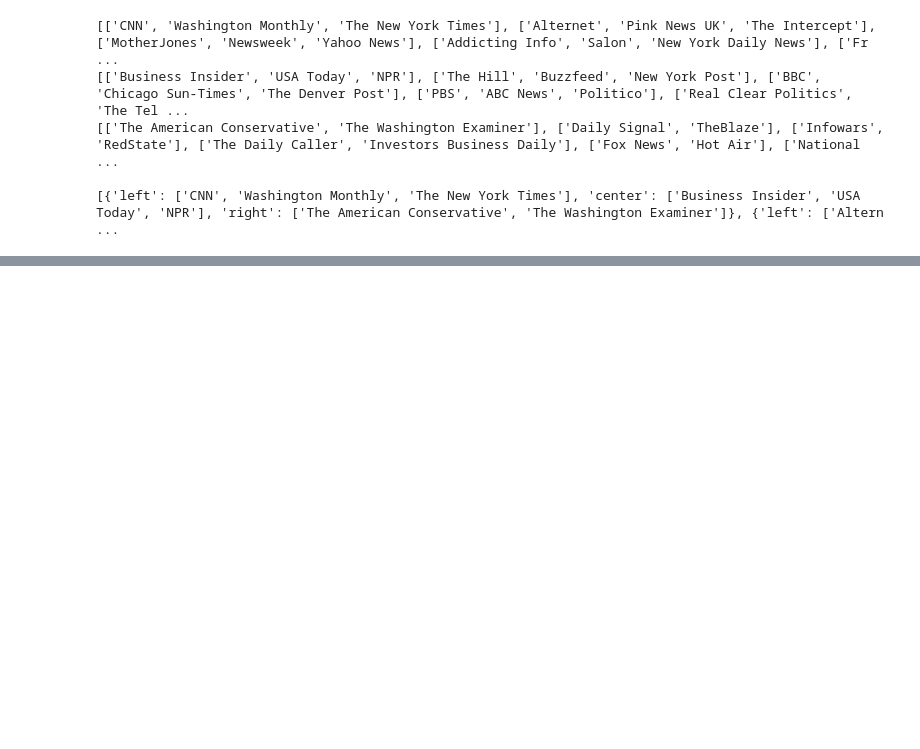
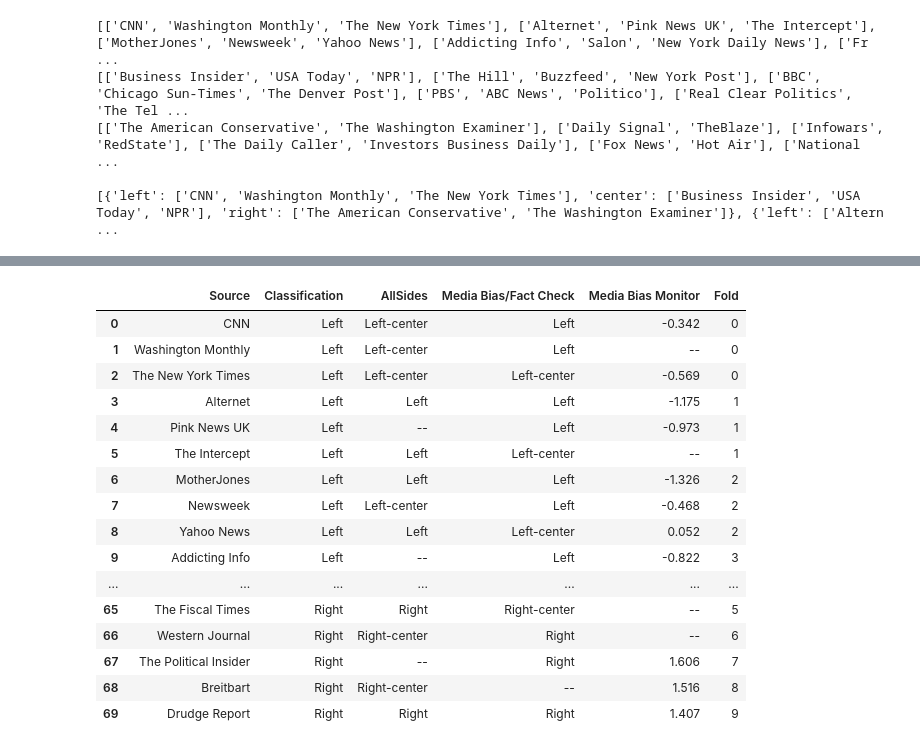
Before and after one commit to WarmCyan/news-bias-research, a Jupyter notebook: notebooks/12_ReverseSources.ipynb, the cells around one changed output, grey strips where cells are left out. Saved outputs shown, nothing was run; the diff lists cells and outputs as text; code cells hidden in the pictures; blank space fills up the shorter version.

Commit message:
Add explanatory table to notebook 12 for source calculation

```diff
--- a/notebooks/12_ReverseSources.ipynb
+++ b/notebooks/12_ReverseSources.ipynb
@@ -508,0 +510,20 @@ with open("../data/cache/folds_selection.json", 'w') as outfile:
+# %%
+def find_and_pretty_class(sources, source):
+    if source in sources["left"]:
+        return "Left"
+    elif source in sources["left-center"]:
+        return "Left-center"
+    elif source in sources["center"]:
+        return "Center"
+    elif source in sources["right-center"]:
+        return "Right-center"
+    elif source in sources["right"]:
+        return "Right"
+    else:
+        return "--"
+
+def find_in_mbm(source):
+    if source in mbm_data and mbm_data[source] != False:
+        return mbm_data[source]
+    else:
+        return "--"
@@ -508,0 +534,63 @@ with open("../data/cache/folds_selection.json", 'w') as outfile:
+# %%
+fold_table_data = []
+folds_left = []
+folds_center = []
+folds_right = []
+
+for index, fold in enumerate(final_folds):
+    for source in fold["left"]:
+        folds_left.append(
+            {
+                "Source":source,
+                "Classification":"Left",
+                "AllSides": find_and_pretty_class(as_sources, source),
+                "Media Bias/Fact Check": find_and_pretty_class(mbfc_sources, source),
+                "Media Bias Monitor": str(find_in_mbm(source)),
+                "Fold": index
+            })
+    for source in fold["center"]:
+        folds_center.append(
+            {
+                "Source":source,
+                "Classification":"Center",
+                "AllSides": find_and_pretty_class(as_sources, source),
+                "Media Bias/Fact Check": find_and_pretty_class(mbfc_sources, source),
+                "Media Bias Monitor": str(find_in_mbm(source)),
+                "Fold": index
+            })
+    for source in fold["right"]:
+        folds_right.append(
+            {
+                "Source":source,
+                "Classification":"Right",
+                "AllSides": find_and_pretty_class(as_sources, source),
+                "Media Bias/Fact Check": find_and_pretty_class(mbfc_sources, source),
+                "Media Bias Monitor": str(find_in_mbm(source)),
+                "Fold": index
+            })
+
+fold_table_data.extend(folds_left)
+fold_table_data.extend(folds_center)
+fold_table_data.extend(folds_right)
+
+fold_df = pd.DataFrame(fold_table_data)
+with pd.option_context('display.max_rows', None, 'display.max_columns', None):  # more options can be specified also
+    display(fold_df)
+# %% [output]
+|  | Source | Classification | AllSides | Media Bias/Fact Check | Media Bias Monitor | Fold |
+| 0 | CNN | Left | Left-center | Left | -0.342 | 0 |
+| 1 | Washington Monthly | Left | Left-center | Left | -- | 0 |
+| 2 | The New York Times | Left | Left-center | Left-center | -0.569 | 0 |
+| 3 | Alternet | Left | Left | Left | -1.175 | 1 |
+| 4 | Pink News UK | Left | -- | Left | -0.973 | 1 |
+| 5 | The Intercept | Left | Left | Left-center | -- | 1 |
+| 6 | MotherJones | Left | Left | Left | -1.326 | 2 |
+| 7 | Newsweek | Left | Left-center | Left | -0.468 | 2 |
+| 8 | Yahoo News | Left | Left | Left-center | 0.052 | 2 |
+| 9 | Addicting Info | Left | -- | Left | -0.822 | 3 |
+| ... | ... | ... | ... | ... | ... | ... |
+| 65 | The Fiscal Times | Right | Right | Right-center | -- | 5 |
+| 66 | Western Journal | Right | Right-center | Right | -- | 6 |
+| 67 | The Political Insider | Right | -- | Right | 1.606 | 7 |
+| 68 | Breitbart | Right | Right-center | -- | 1.516 | 8 |
+| 69 | Drudge Report | Right | Right | Right | 1.407 | 9 |
```
Also changed, not shown: parts of 3 cells of this notebook, 1 other file.
